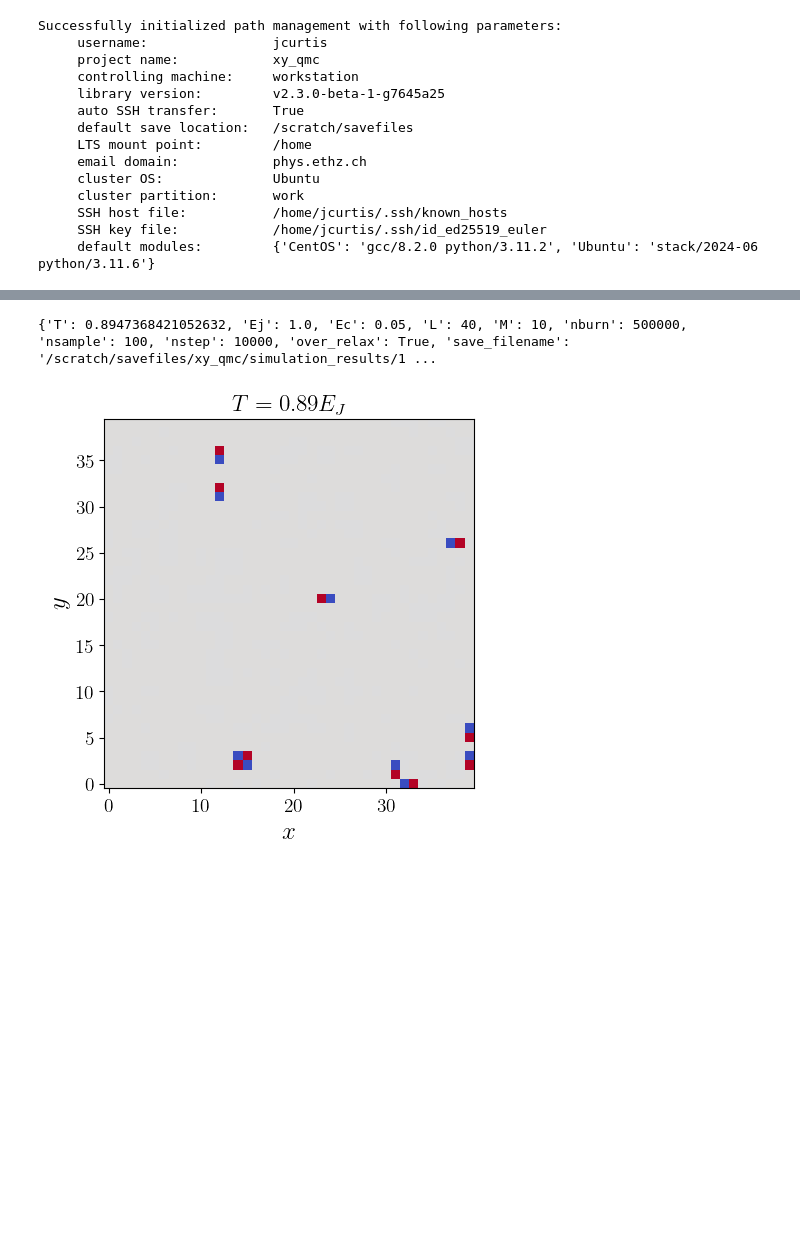
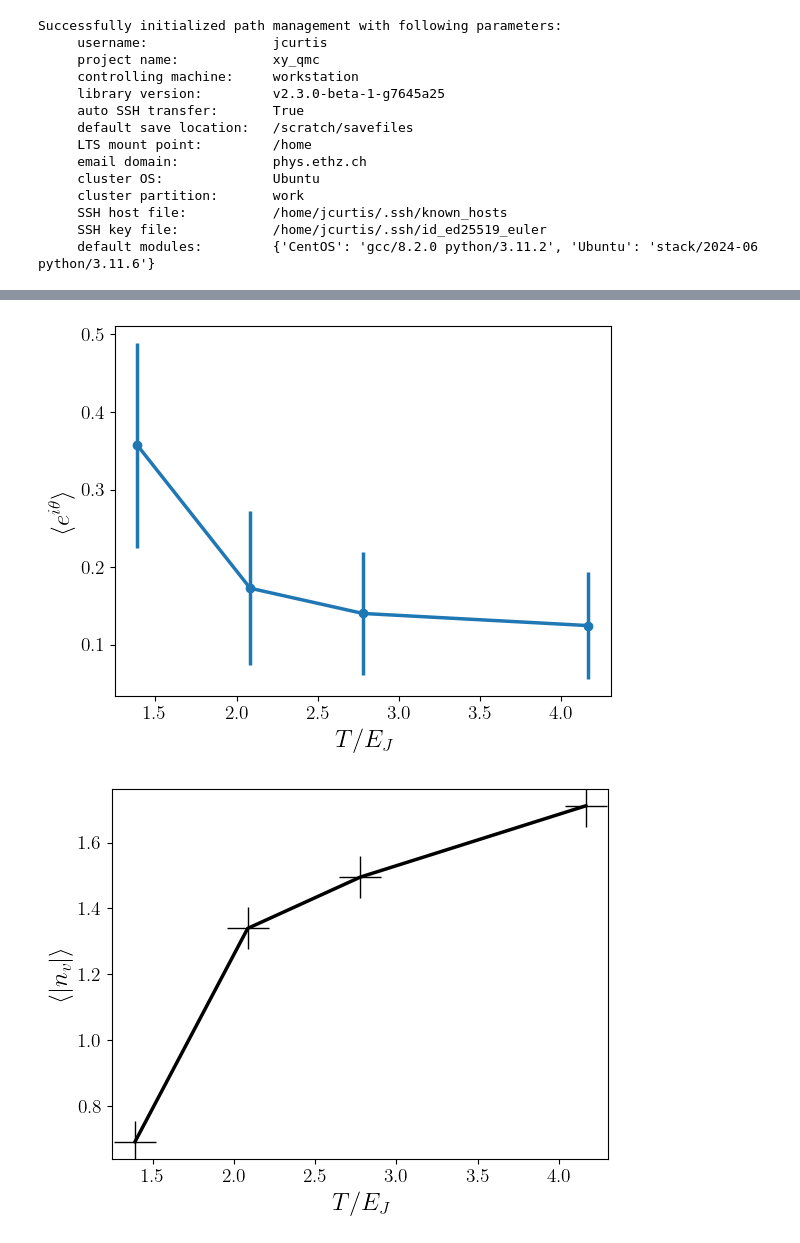
Before and after one commit to j-curtis/3d_XY_QMC-TWA, a Jupyter notebook: analysis.ipynb, the cells around one changed output, grey strips where cells are left out. Saved outputs shown, nothing was run; the diff lists cells and outputs as text; code cells hidden in the pictures; blank space fills up the shorter version.

```diff
--- a/analysis.ipynb
+++ b/analysis.ipynb
@@ -127,15 +140,0 @@ IndexError: index 5 is out of bounds for axis 0 with size 5
-# %%
-job = 3
-
-inputs, data = io.get_results(timestamp = timestamp,run_index = job)
-actions,OPs,vorts,angles = data
-print(inputs)
-plt.imshow(np.transpose(vorts[:,:,0,-31]/(2.*np.pi)),origin='lower',cmap='coolwarm',norm=mclr.Normalize(-1.,1.) )
-plt.xlabel(r'$x$')
-plt.ylabel(r'$y$')
-plt.title(r'$T=0.89 E_J$')
-#plt.savefig(figDirectory+'/vortex_example.pdf',bbox_inches='tight')
-plt.show()
-# %% [output]
-{'T': 0.8947368421052632, 'Ej': 1.0, 'Ec': 0.05, 'L': 40, 'M': 10, 'nburn': 500000, 'nsample': 100, 'nstep': 10000, 'over_relax': True, 'save_filename': '/scratch/savefiles/xy_qmc/simulation_results/1 ...
-[figure, removed]
@@ -146,0 +141,16 @@ def autocorrelator(OPsamples,shift):
+# %%
+plt.errorbar(temps,ops,stds,marker='o')
+plt.xlabel(r'$T/E_J$')
+plt.ylabel(r'$\langle e^{i\theta}\rangle$')
+plt.show()
+plt.plot(temps,mean_vorts,marker='+',color='black',markersize=30)
+plt.xlabel(r'$T/E_J$')
+plt.ylabel(r'$\langle|n_v|\rangle$')
+plt.show()
+plt.errorbar(temps,mean_charge,marker='x',color='purple',markersize=30)
+plt.xlabel(r'$T/E_J$')
+plt.ylabel(r'$\langle |\hat{Q}| \rangle$')
+plt.show()
+# %% [output]
+[figure, added]
+[figure, added]
```
Also changed, not shown: parts of 14 cells of this notebook, 1 other file.
